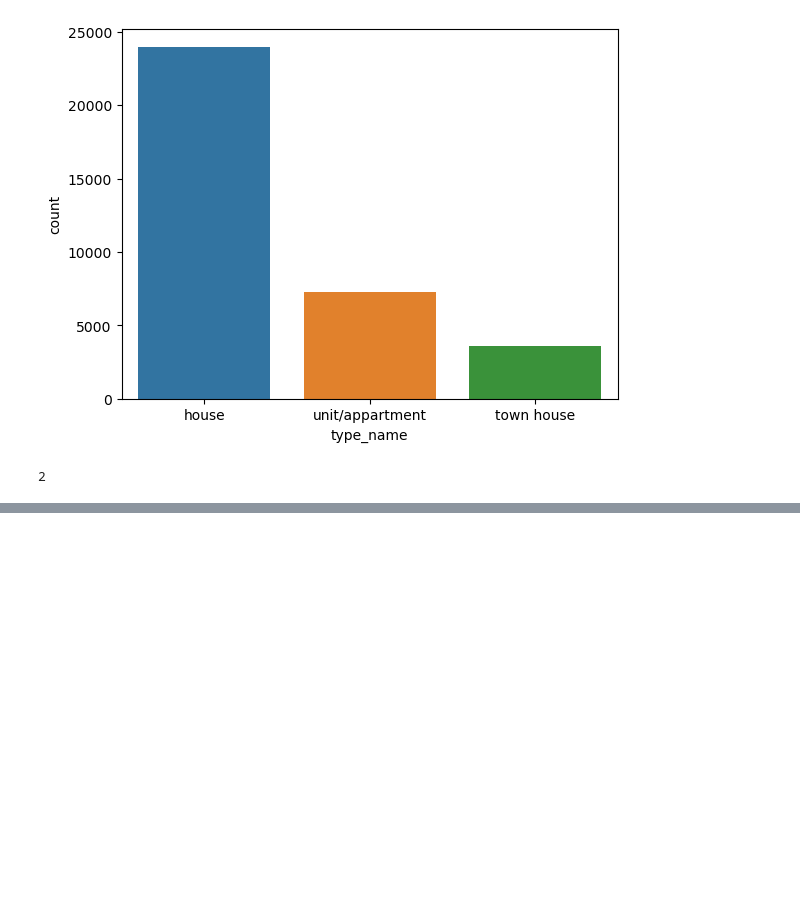
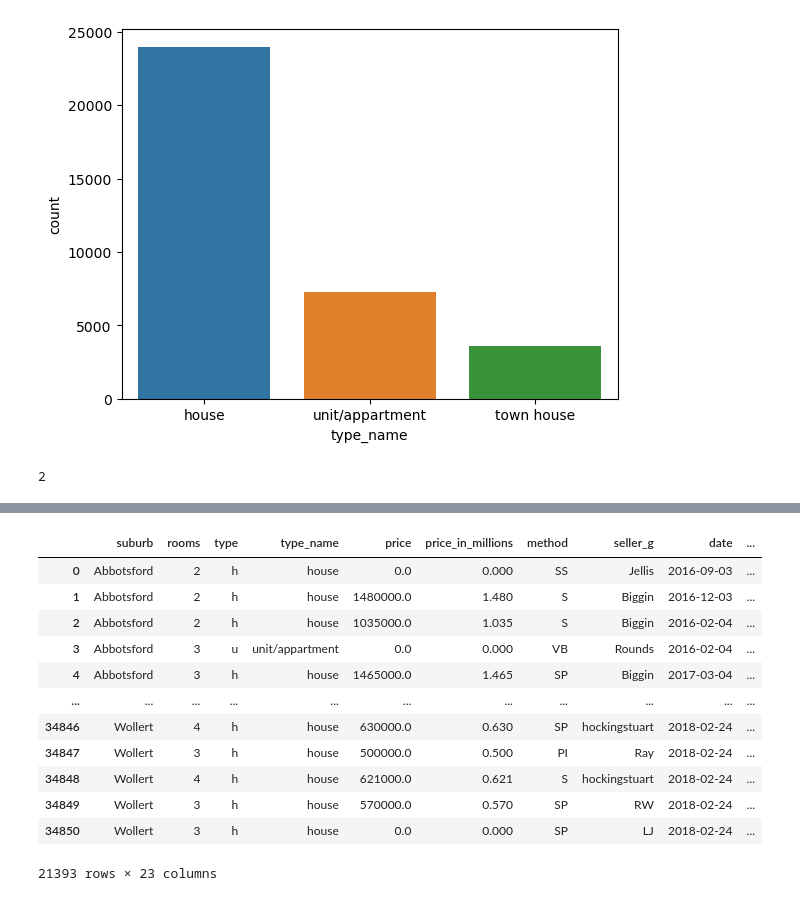
Before and after one commit to nhinguyenvn/extra, a Jupyter notebook: relation database.ipynb, the cells around one changed output, grey strips where cells are left out. Saved outputs shown, nothing was run; the diff lists cells and outputs as text; code cells hidden in the pictures; blank space fills up the shorter version.

```diff
--- a/relation database.ipynb
+++ b/relation database.ipynb
@@ -137,0 +294,18 @@ sns.countplot(x="type_name",data=mel)
+# %%
+selected_regions = ["Northern Metropolitan", "Southern Metropolitan"]
+filtered_mel = mel[mel["region_name"].isin(selected_regions)]
+filtered_mel
+# %% [output]
+|  | suburb | rooms | type | type_name | price | price_in_millions | method | seller_g | date | ... |
+| 0 | Abbotsford | 2 | h | house | 0.0 | 0.000 | SS | Jellis | 2016-09-03 | ... |
+| 1 | Abbotsford | 2 | h | house | 1480000.0 | 1.480 | S | Biggin | 2016-12-03 | ... |
+| 2 | Abbotsford | 2 | h | house | 1035000.0 | 1.035 | S | Biggin | 2016-02-04 | ... |
+| 3 | Abbotsford | 3 | u | unit/appartment | 0.0 | 0.000 | VB | Rounds | 2016-02-04 | ... |
+| 4 | Abbotsford | 3 | h | house | 1465000.0 | 1.465 | SP | Biggin | 2017-03-04 | ... |
+| ... | ... | ... | ... | ... | ... | ... | ... | ... | ... | ... |
+| 34846 | Wollert | 4 | h | house | 630000.0 | 0.630 | SP | hockingstuart | 2018-02-24 | ... |
+| 34847 | Wollert | 3 | h | house | 500000.0 | 0.500 | PI | Ray | 2018-02-24 | ... |
+| 34848 | Wollert | 4 | h | house | 621000.0 | 0.621 | S | hockingstuart | 2018-02-24 | ... |
+| 34849 | Wollert | 3 | h | house | 570000.0 | 0.570 | SP | RW | 2018-02-24 | ... |
+| 34850 | Wollert | 3 | h | house | 0.0 | 0.000 | SP | LJ | 2018-02-24 | ... |
+21393 rows × 23 columns
```
Also changed, not shown: parts of 13 cells of this notebook.
